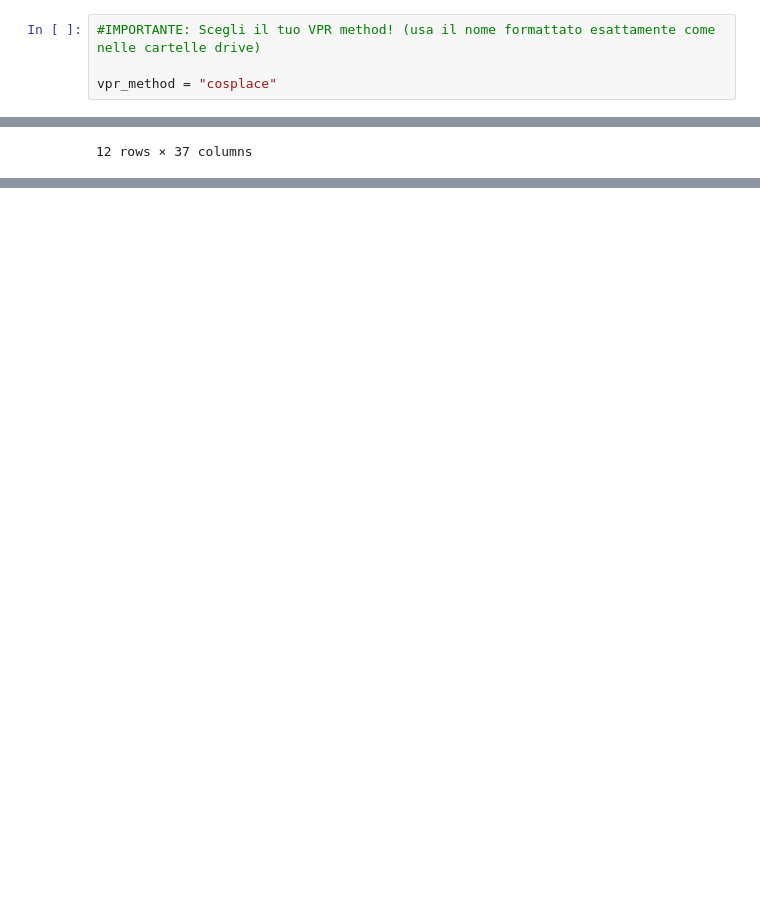
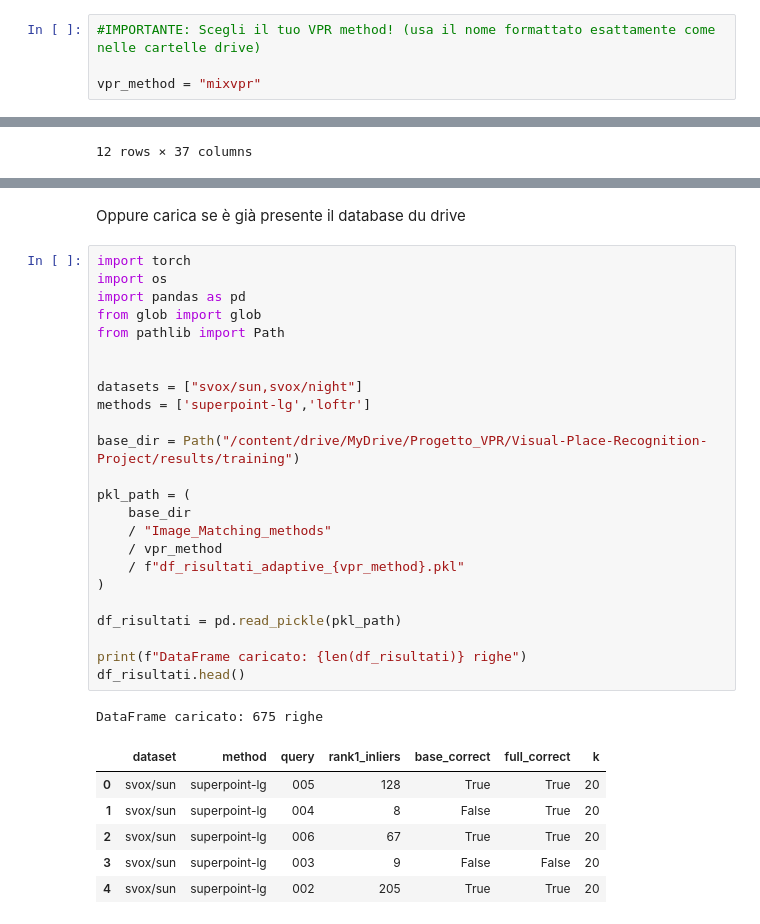
Before and after one commit to androsida/Visual-Place-Recognition-Project, a Jupyter notebook: start_your_project.ipynb, the cells around one changed output, grey strips where cells are left out. Cells and saved outputs as stored; diff of their text form; blank space fills up the shorter version.

```diff
--- a/start_your_project.ipynb
+++ b/start_your_project.ipynb
@@ -10,7 +10,7 @@ Drive already mounted at /content/drive; to attempt to forcibly remount, call dr
 # %%
 #IMPORTANTE: Scegli il tuo VPR method! (usa il nome formattato esattamente come nelle cartelle drive)
 
-vpr_method = "cosplace"
+vpr_method = "mixvpr"
 # %%
 !pip install wandb
 
@@ -1284,0 +1412,34 @@ Find logs at: ./wandb/run-20260512_125433-eacv1tp9/logs
+# %% [markdown]
+Oppure carica se è già presente il database du drive
+# %%
+import torch
+import os
+import pandas as pd
+from glob import glob
+from pathlib import Path
+
+
+datasets = ["svox/sun,svox/night"]
+methods = ['superpoint-lg','loftr']
+
+base_dir = Path("/content/drive/MyDrive/Progetto_VPR/Visual-Place-Recognition-Project/results/training")
+
+pkl_path = (
+    base_dir
+    / "Image_Matching_methods"
+    / vpr_method
+    / f"df_risultati_adaptive_{vpr_method}.pkl"
+)
+
+df_risultati = pd.read_pickle(pkl_path)
+
+print(f"DataFrame caricato: {len(df_risultati)} righe")
+df_risultati.head()
+# %% [output]
+DataFrame caricato: 675 righe
+|  | dataset | method | query | rank1_inliers | base_correct | full_correct | k |
+| 0 | svox/sun | superpoint-lg | 005 | 128 | True | True | 20 |
+| 1 | svox/sun | superpoint-lg | 004 | 8 | False | True | 20 |
+| 2 | svox/sun | superpoint-lg | 006 | 67 | True | True | 20 |
+| 3 | svox/sun | superpoint-lg | 003 | 9 | False | False | 20 |
+| 4 | svox/sun | superpoint-lg | 002 | 205 | True | True | 20 |
```
Also changed, not shown: parts of 10 cells of this notebook.
